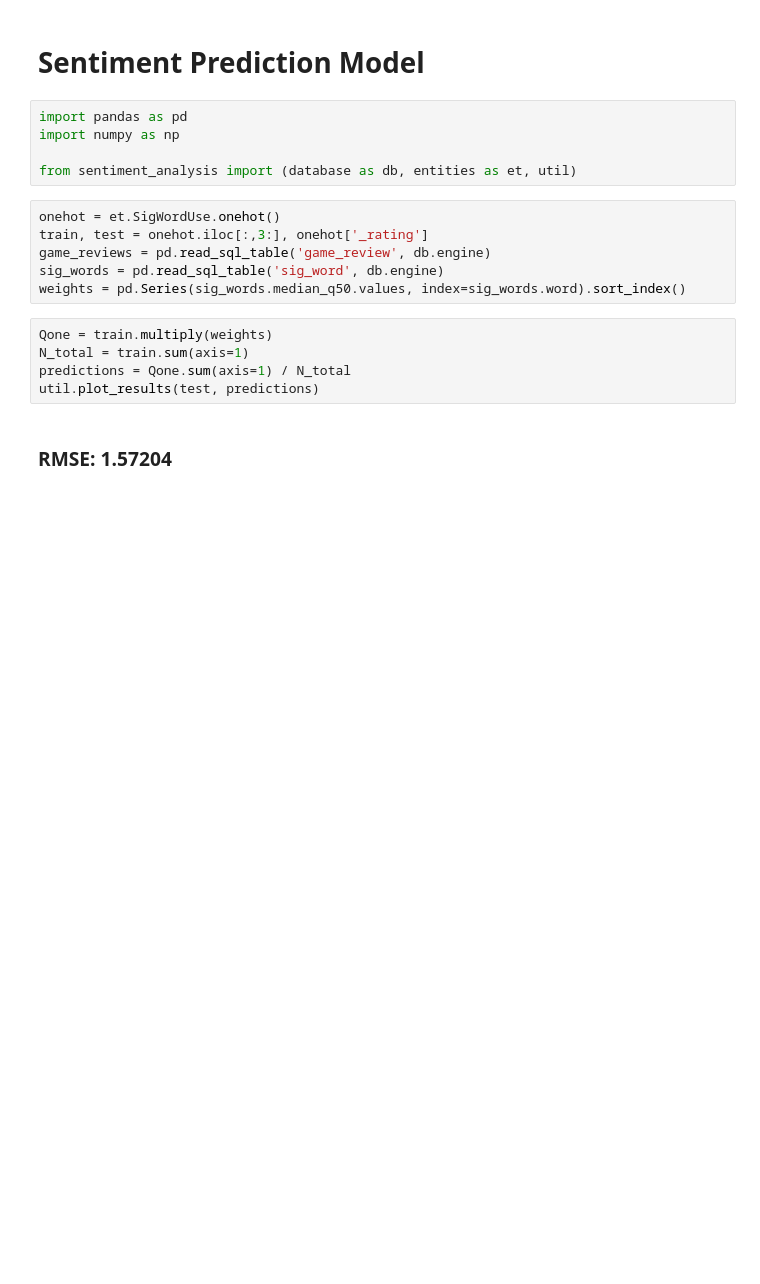
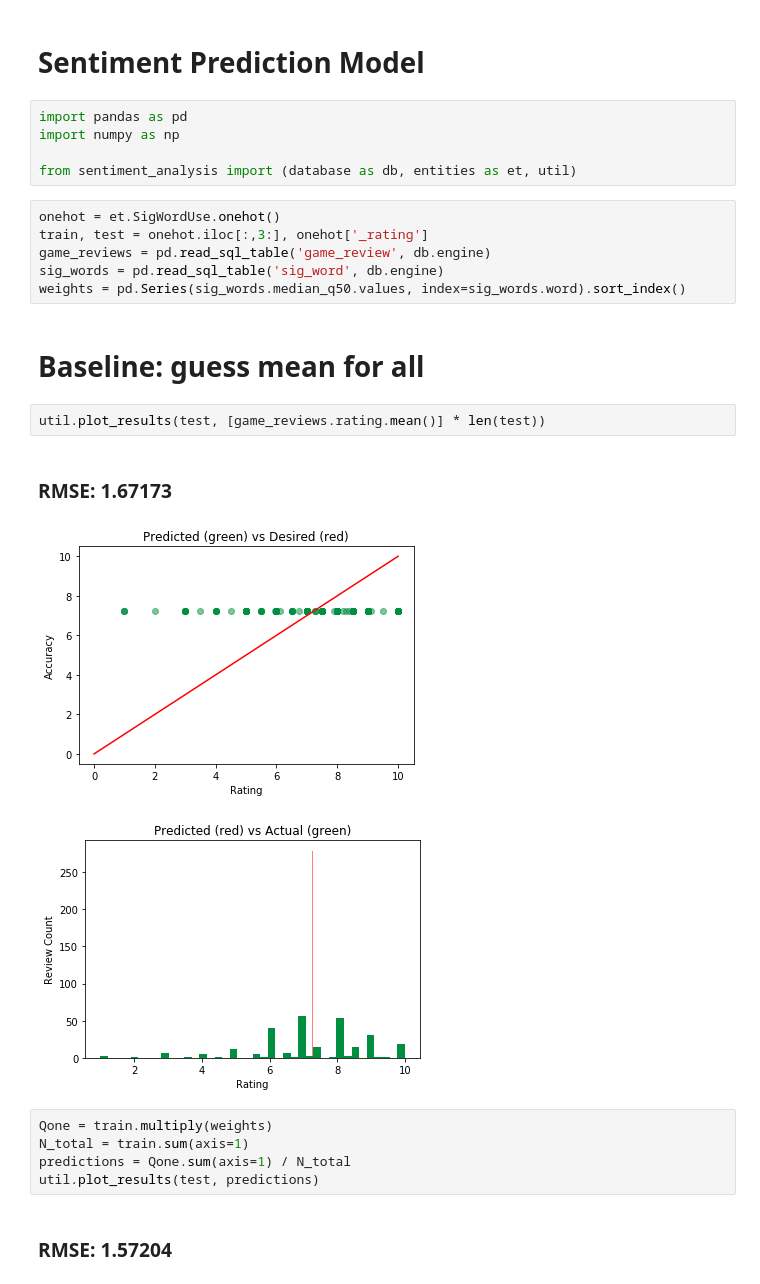
Before and after one commit to garrettseward/boardgame-sentiment, a Jupyter notebook: notebooks/model.ipynb, the cells around one changed output. Drawn from its saved outputs; the diff is of its cells as text; blank space fills up the shorter version.

Commit message:
add baseline

```diff
--- a/notebooks/model.ipynb
+++ b/notebooks/model.ipynb
@@ -11,6 +11,14 @@ train, test = onehot.iloc[:,3:], onehot['_rating']
 game_reviews = pd.read_sql_table('game_review', db.engine)
 sig_words = pd.read_sql_table('sig_word', db.engine)
 weights = pd.Series(sig_words.median_q50.values, index=sig_words.word).sort_index()
+# %% [markdown]
+# Baseline: guess mean for all
+# %%
+util.plot_results(test, [game_reviews.rating.mean()] * len(test))
+# %% [output]
+### RMSE: 1.67173
+[figure, added]
+[figure, added]
 # %%
 Qone = train.multiply(weights)
 N_total = train.sum(axis=1)
```
Also changed, not shown: parts of 2 cells of this notebook, 1 other file.
